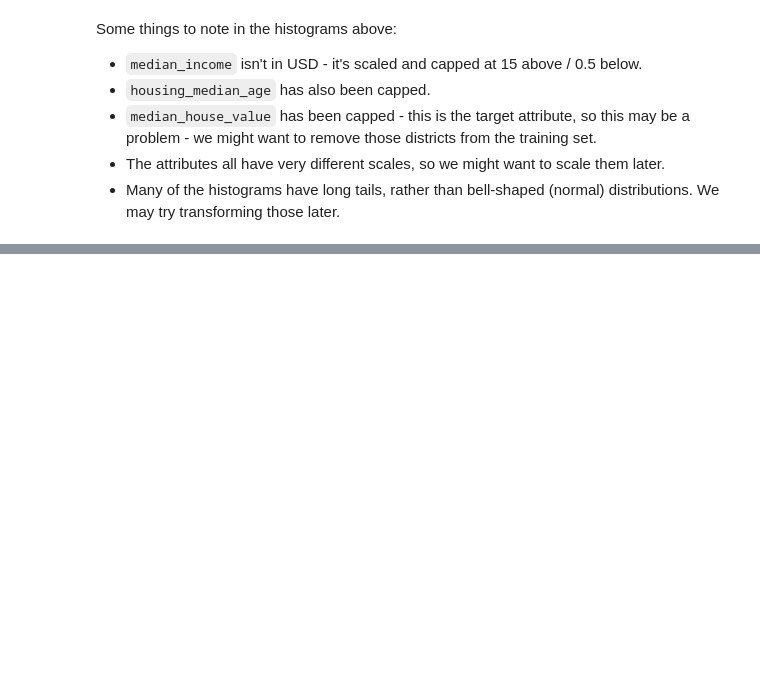
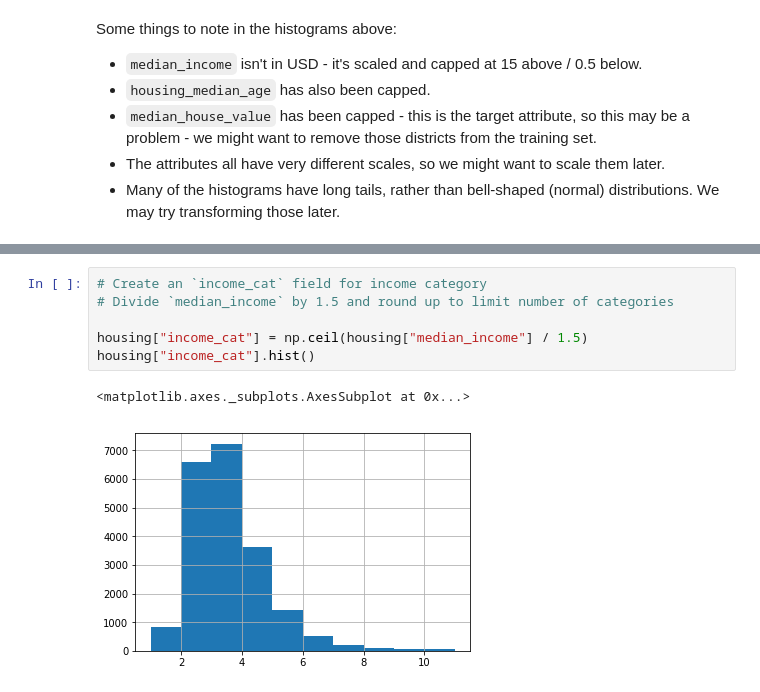
Before and after one commit to martinrist/python-knowledgebase, a Jupyter notebook: machine-learning/handson-ml-book/chapter2_housing.ipynb, the cells around one changed output, grey strips where cells are left out. Drawn from its saved outputs; the diff is of its cells as text; blank space fills up the shorter version.

```diff
--- a/machine-learning/handson-ml-book/chapter2_housing.ipynb
+++ b/machine-learning/handson-ml-book/chapter2_housing.ipynb
@@ -112,0 +154,9 @@ Some things to note in the histograms above:
+# %%
+# Create an `income_cat` field for income category
+# Divide `median_income` by 1.5 and round up to limit number of categories
+
+housing["income_cat"] = np.ceil(housing["median_income"] / 1.5)
+housing["income_cat"].hist()
+# %% [output]
+<matplotlib.axes._subplots.AxesSubplot at 0x...>
+[figure, added]
```
Also changed, not shown: parts of 11 cells of this notebook.
